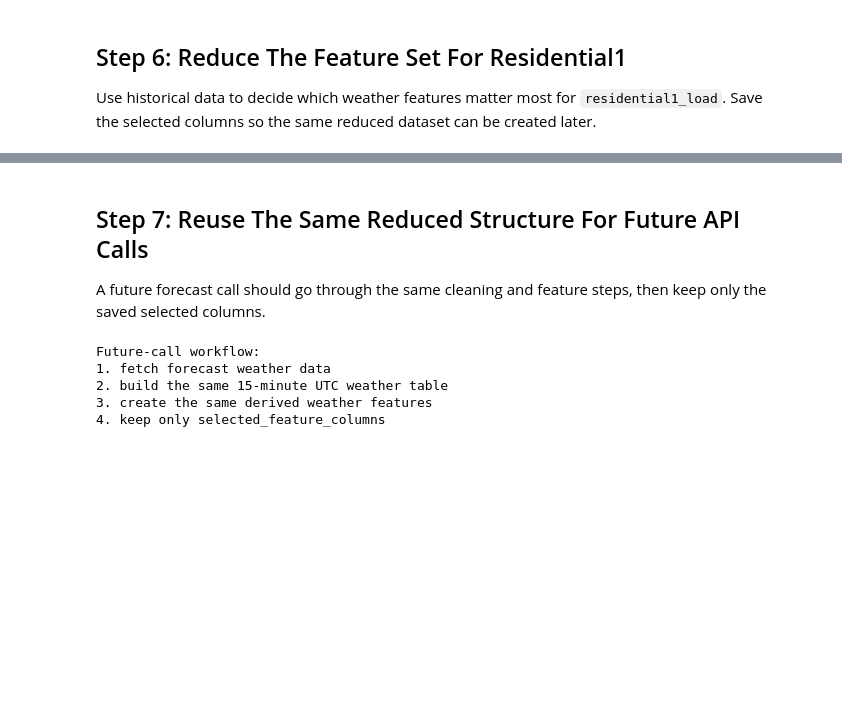
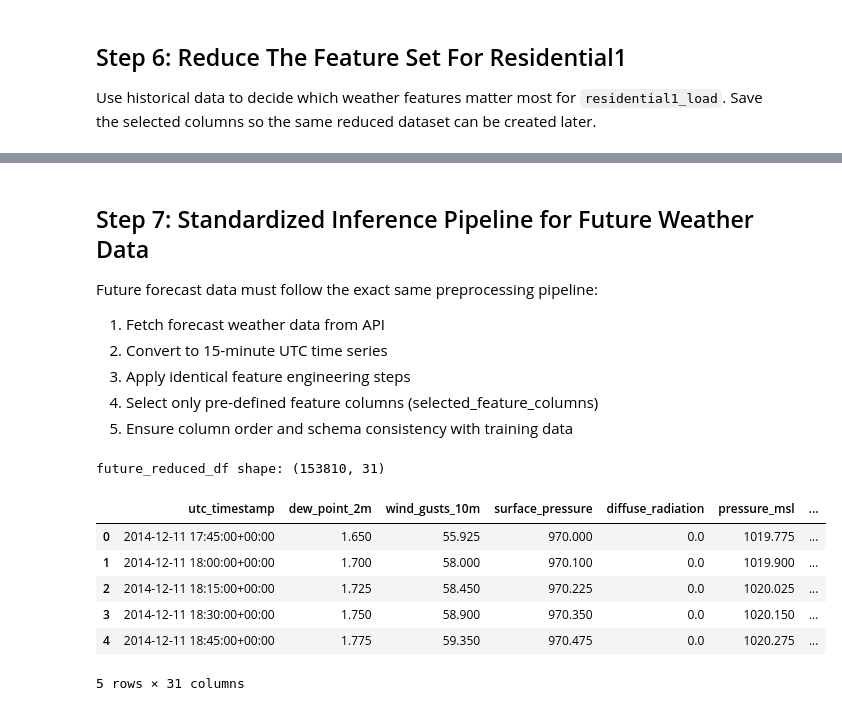
Before and after one commit to joschamz/hems-automation, a Jupyter notebook: gathering_weather_hist_data.ipynb, the cells around one changed output, grey strips where cells are left out. Drawn from its saved outputs; the diff is of its cells as text; code cells hidden in the pictures; blank space fills up the shorter version.

```diff
--- a/gathering_weather_hist_data.ipynb
+++ b/gathering_weather_hist_data.ipynb
@@ -333,19 +529,61 @@ TODO: save selected feature names and order
 # %% [markdown]
-## Step 7: Reuse The Same Reduced Structure For Future API Calls
+## Step 7: Standardized Inference Pipeline for Future Weather Data
 
-A future forecast call should go through the same cleaning and feature steps, then keep only the saved selected columns.
+Future forecast data must follow the exact same preprocessing pipeline:
+
+1. Fetch forecast weather data from API
+2. Convert to 15-minute UTC time series
+3. Apply identical feature engineering steps
+4. Select only pre-defined feature columns (selected_feature_columns)
+5. Ensure column order and schema consistency with training data
 # %%
-print("Future-call workflow:")
-print("1. fetch forecast weather data")
-print("2. build the same 15-minute UTC weather table")
-print("3. create the same derived weather features")
-print("4. keep only selected_feature_columns")
+def build_reduced_weather_features_from_full(full_weather_input_df, selected_feature_columns):
+    """
+    Take a full 15-minute weather dataframe and return the reduced feature dataframe
+    with the same structure used during model training.
+    """
+    weather_features_df = full_weather_input_df.copy()
 
-future_reduced_df = None
+    # Basic derived weather features
+    weather_features_df["heating_degree_18c"] = np.maximum(18 - weather_features_df["temperature_2m"], 0)
+    weather_features_df["cooling_degree_22c"] = np.maximum(weather_features_df["temperature_2m"] - 22, 0)
+    weather_features_df["is_raining"] = (weather_features_df["rain"].fillna(0) > 0).astype(int)
+    weather_features_df["is_snowing"] = (weather_features_df["snowfall"].fillna(0) > 0).astype(int)
+    weather_features_df["is_dark"] = (weather_features_df["shortwave_radiation"].fillna(0) < 10).astype(int)
+
+    # Wind direction → vector
+    wind_dir_rad = np.deg2rad(weather_features_df["wind_direction_10m"].fillna(0))
+    weather_features_df["wind_u_10m"] = weather_features_df["wind_speed_10m"].fillna(0) * np.cos(wind_dir_rad)
+    weather_features_df["wind_v_10m"] = weather_features_df["wind_speed_10m"].fillna(0) * np.sin(wind_dir_rad)
+
+    # Time features
+    weather_features_df["hour"] = weather_features_df["utc_timestamp"].dt.hour
+    weather_features_df["dayofweek"] = weather_features_df["utc_timestamp"].dt.dayofweek
+    weather_features_df["is_weekend"] = weather_features_df["dayofweek"].isin([5, 6]).astype(int)
+
+    # Keep only selected features in the saved order
+    missing_features = [col for col in selected_feature_columns if col not in weather_features_df.columns]
+    if missing_features:
+        raise ValueError(f"Missing required selected features: {missing_features}")
+
+    reduced_df = weather_features_df[["utc_timestamp", *selected_feature_columns]].copy()
+    return reduced_df
-# %% [output]
-Future-call workflow:
-1. fetch forecast weather data
-2. build the same 15-minute UTC weather table
-3. create the same derived weather features
-4. keep only selected_feature_columns
+# %%
+# Simulate future-call reuse by applying the same reduction logic
+future_reduced_df = build_reduced_weather_features_from_full(
+    full_weather_input_df=full_weather_df,
+    selected_feature_columns=selected_feature_columns
+)
+
+print("future_reduced_df shape:", future_reduced_df.shape)
+future_reduced_df.head()
+# %% [output]
+future_reduced_df shape: (153810, 31)
+|  | utc_timestamp | dew_point_2m | wind_gusts_10m | surface_pressure | diffuse_radiation | pressure_msl | ... |
+| 0 | 2014-12-11 17:45:00+00:00 | 1.650 | 55.925 | 970.000 | 0.0 | 1019.775 | ... |
+| 1 | 2014-12-11 18:00:00+00:00 | 1.700 | 58.000 | 970.100 | 0.0 | 1019.900 | ... |
+| 2 | 2014-12-11 18:15:00+00:00 | 1.725 | 58.450 | 970.225 | 0.0 | 1020.025 | ... |
+| 3 | 2014-12-11 18:30:00+00:00 | 1.750 | 58.900 | 970.350 | 0.0 | 1020.150 | ... |
+| 4 | 2014-12-11 18:45:00+00:00 | 1.775 | 59.350 | 970.475 | 0.0 | 1020.275 | ... |
+5 rows × 31 columns
 # %% [markdown]
```
Also changed, not shown: parts of 10 cells of this notebook, 6 other files.
